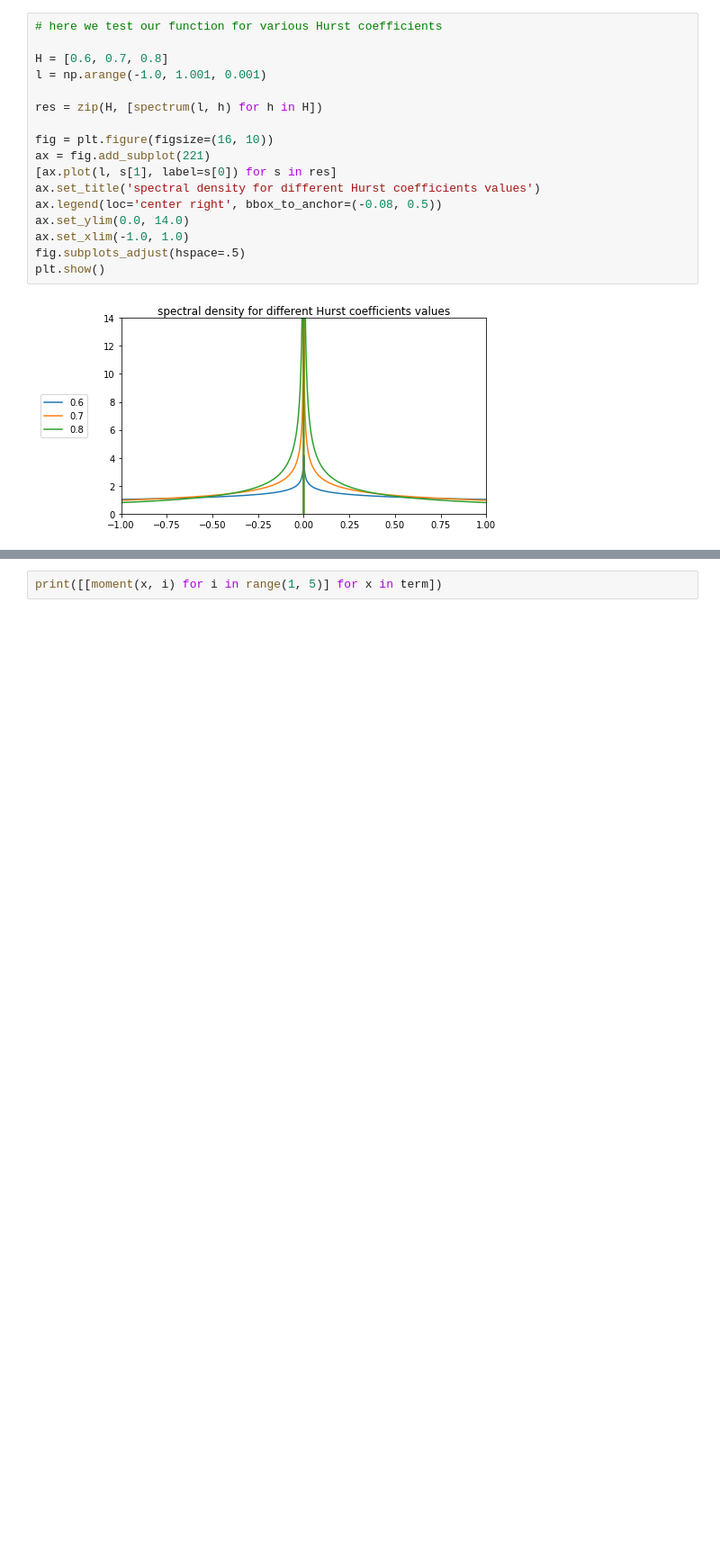
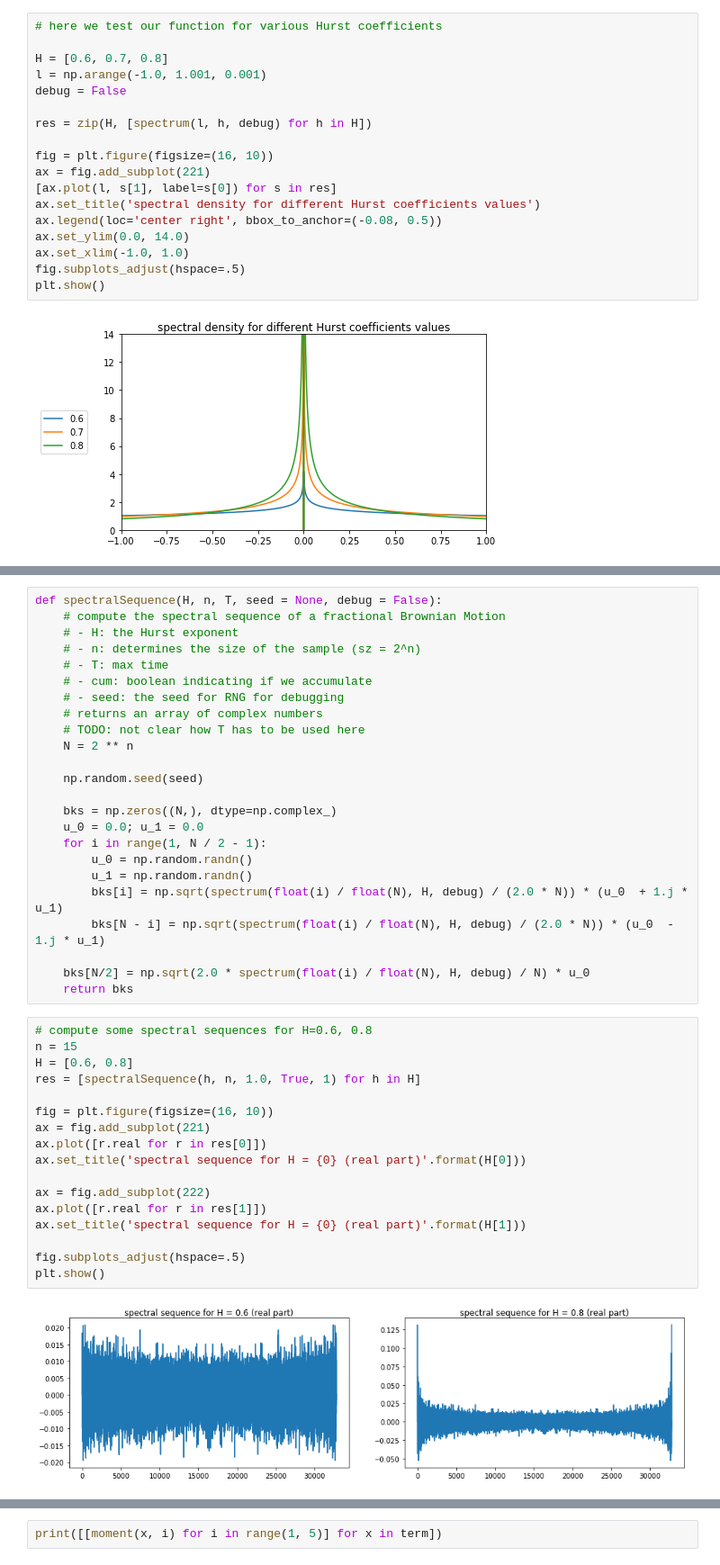
Before and after one commit to auserj/jupyterNotebooks, a Jupyter notebook: Fractional Brownian Motions/Paxson Method.ipynb, the cells around one changed output, grey strips where cells are left out. Shown: that part at 90% size. Saved outputs shown, nothing was run; the diff lists cells and outputs as text; blank space fills up the shorter version.

```diff
--- a/Fractional Brownian Motions/Paxson Method.ipynb
+++ b/Fractional Brownian Motions/Paxson Method.ipynb
@@ -169,8 +169,9 @@ def spectrum(l, H):
 
 H = [0.6, 0.7, 0.8]
 l = np.arange(-1.0, 1.001, 0.001)
+debug = False
 
-res = zip(H, [spectrum(l, h) for h in H])
+res = zip(H, [spectrum(l, h, debug) for h in H])
 
 fig = plt.figure(figsize=(16, 10))
 ax = fig.add_subplot(221)
@@ -230,0 +187,43 @@ plt.show()
+# %%
+def spectralSequence(H, n, T, seed = None, debug = False):
+    # compute the spectral sequence of a fractional Brownian Motion
+    # - H: the Hurst exponent
+    # - n: determines the size of the sample (sz = 2^n)
+    # - T: max time
+    # - cum: boolean indicating if we accumulate
+    # - seed: the seed for RNG for debugging
+    # returns an array of complex numbers
+    # TODO: not clear how T has to be used here
+    N = 2 ** n
+
+    np.random.seed(seed)
+
+    bks = np.zeros((N,), dtype=np.complex_)
+    u_0 = 0.0; u_1 = 0.0
+    for i in range(1, N / 2 - 1):
+        u_0 = np.random.randn()
+        u_1 = np.random.randn()
+        bks[i] = np.sqrt(spectrum(float(i) / float(N), H, debug) / (2.0 * N)) * (u_0  + 1.j * u_1)
+        bks[N - i] = np.sqrt(spectrum(float(i) / float(N), H, debug) / (2.0 * N)) * (u_0  - 1.j * u_1)
+
+    bks[N/2] = np.sqrt(2.0 * spectrum(float(i) / float(N), H, debug) / N) * u_0
+    return bks
+# %%
+# compute some spectral sequences for H=0.6, 0.8
+n = 15
+H = [0.6, 0.8]
+res = [spectralSequence(h, n, 1.0, True, 1) for h in H]
+
+fig = plt.figure(figsize=(16, 10))
+ax = fig.add_subplot(221)
+ax.plot([r.real for r in res[0]])
+ax.set_title('spectral sequence for H = {0} (real part)'.format(H[0]))
+
+ax = fig.add_subplot(222)
+ax.plot([r.real for r in res[1]])
+ax.set_title('spectral sequence for H = {0} (real part)'.format(H[1]))
+
+fig.subplots_adjust(hspace=.5)
+plt.show()
+# %% [output]
+[figure, added]
```
Also changed, not shown: parts of 6 cells of this notebook.
